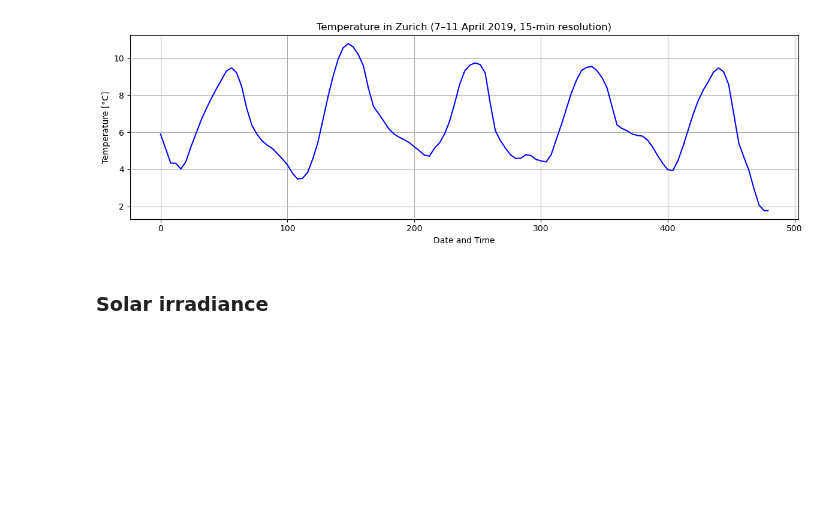
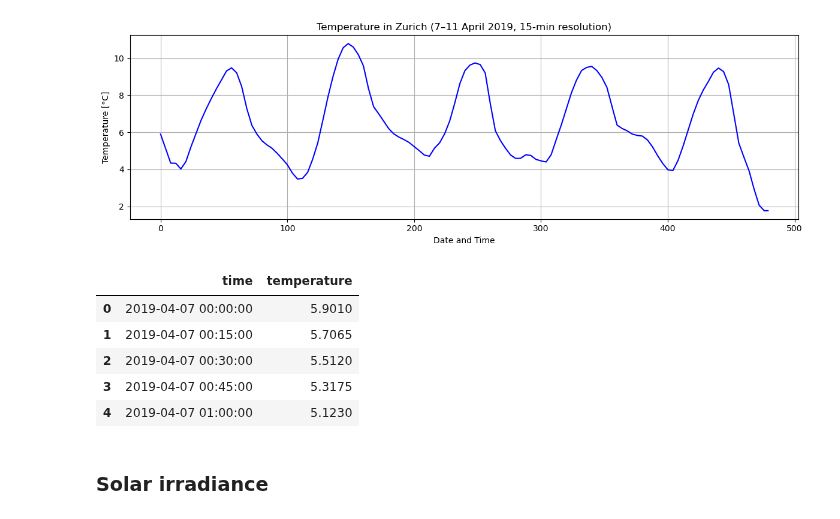
Before and after one commit to mauriacantoine/OptiDemandResponse, a Jupyter notebook: Project.ipynb, the cells around one changed output. Cells and saved outputs as stored; diff of their text form; code cells hidden in the pictures; blank space fills up the shorter version.

```diff
--- a/Project.ipynb
+++ b/Project.ipynb
@@ -99,6 +104,15 @@ plt.tight_layout()
 plt.show()
 # %% [output]
 [figure]
+# %%
+temperature_data.head()
+# %% [output]
+|  | time | temperature |
+| 0 | 2019-04-07 00:00:00 | 5.9010 |
+| 1 | 2019-04-07 00:15:00 | 5.7065 |
+| 2 | 2019-04-07 00:30:00 | 5.5120 |
+| 3 | 2019-04-07 00:45:00 | 5.3175 |
+| 4 | 2019-04-07 01:00:00 | 5.1230 |
 # %% [markdown]
 ### Solar irradiance
 # %%
```
Also changed, not shown: parts of 6 cells of this notebook.
